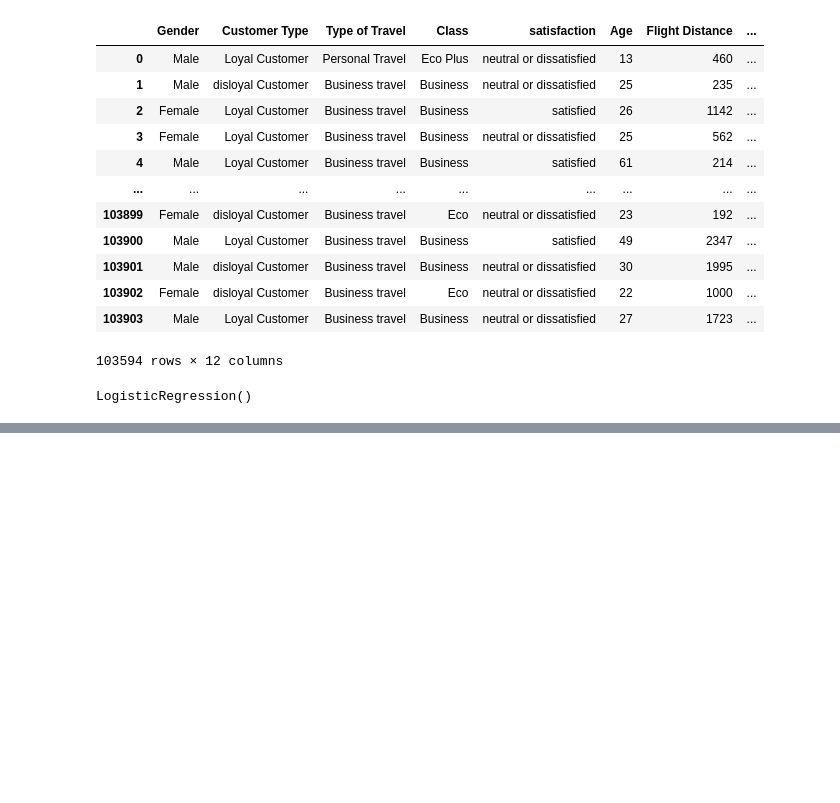
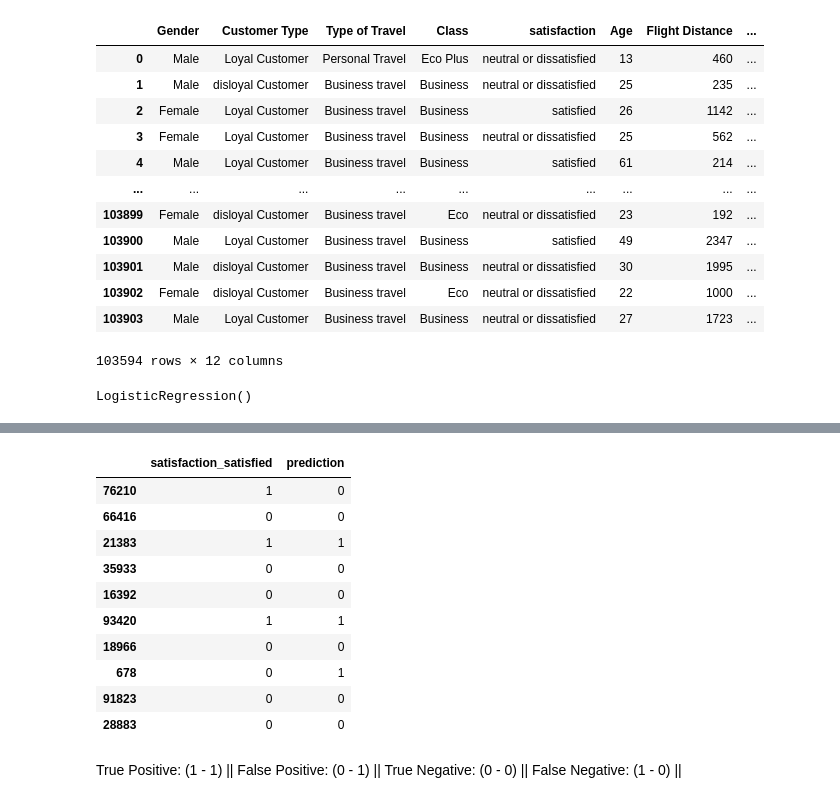
Before and after one commit to akshay-1896/45DaysOfData, a Jupyter notebook: Projects/Machine Learning Models/Customer Satisfaction/c1.ipynb, the cells around one changed output, grey strips where cells are left out. Saved outputs shown, nothing was run; the diff lists cells and outputs as text; code cells hidden in the pictures; blank space fills up the shorter version.

```diff
--- a/Projects/Machine Learning Models/Customer Satisfaction/c1.ipynb
+++ b/Projects/Machine Learning Models/Customer Satisfaction/c1.ipynb
@@ -264,0 +300,19 @@ Testing score: 80.30792991939765
+# %%
+y_test.head(10)
+# %% [output]
+|  | satisfaction_satisfied | prediction |
+| 76210 | 1 | 0 |
+| 66416 | 0 | 0 |
+| 21383 | 1 | 1 |
+| 35933 | 0 | 0 |
+| 16392 | 0 | 0 |
+| 93420 | 1 | 1 |
+| 18966 | 0 | 0 |
+| 678 | 0 | 1 |
+| 91823 | 0 | 0 |
+| 28883 | 0 | 0 |
+# %% [markdown]
+True Positive: (1 - 1) ||
+False Positive: (0 - 1) ||
+True Negative: (0 - 0) ||
+False Negative: (1 - 0) ||
```
Also changed, not shown: parts of 11 cells of this notebook.
